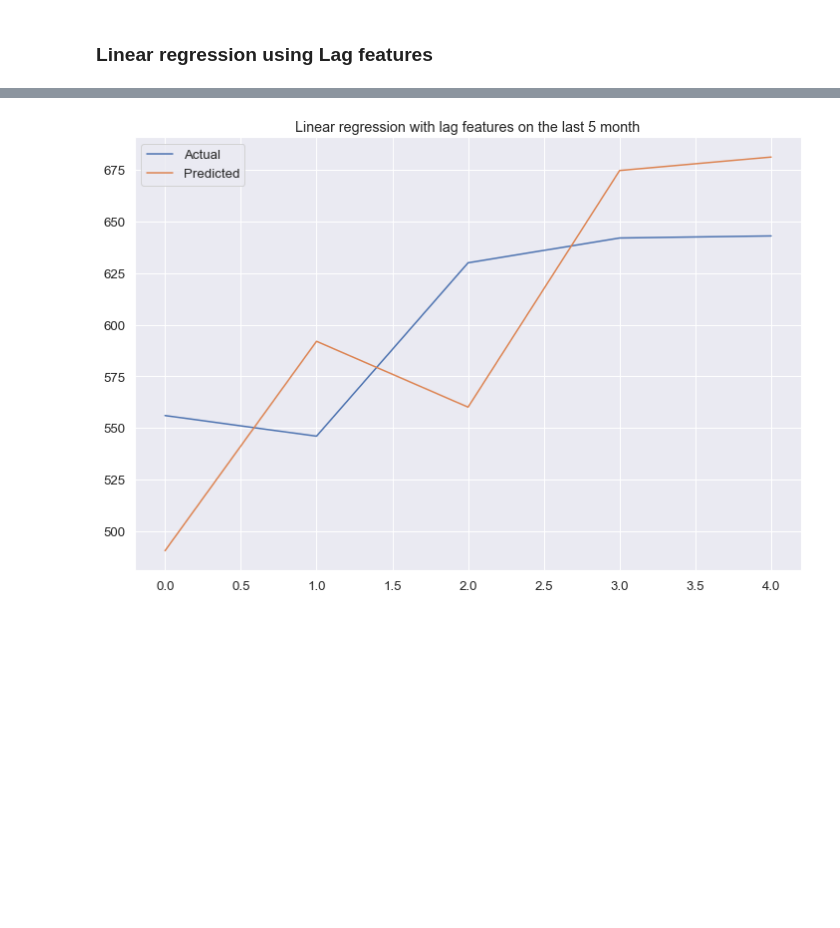
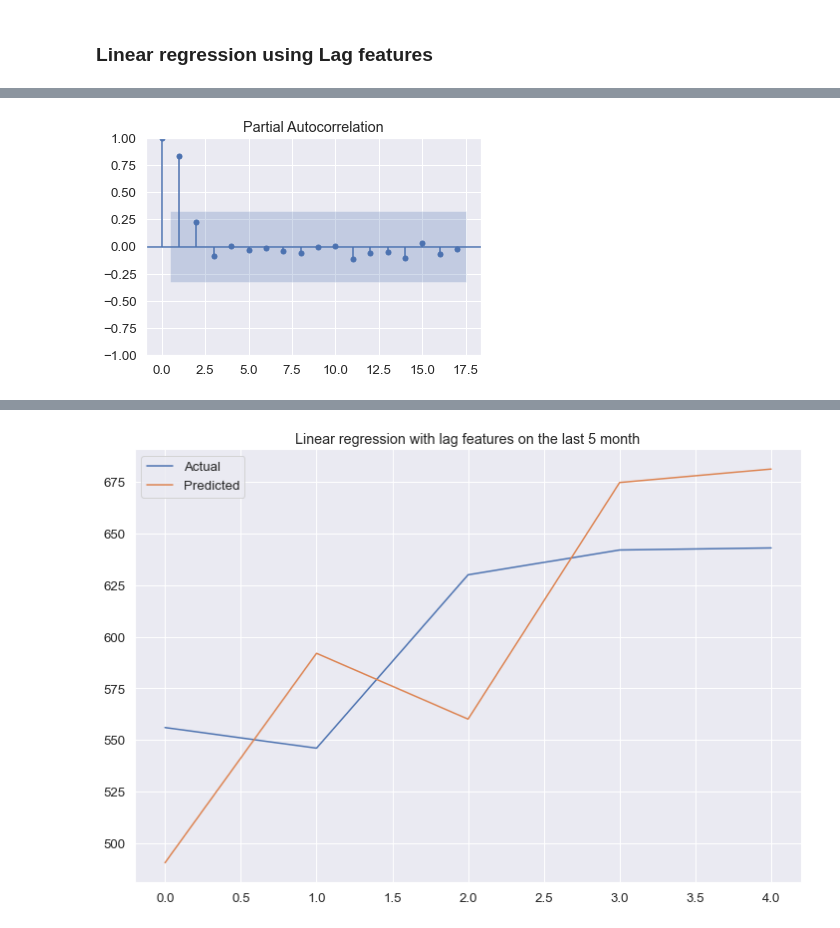
Before and after one commit to Dosann/Time-series-forecast, a Jupyter notebook: shipment_forecast.ipynb, the cells around one changed output, grey strips where cells are left out. Cells and saved outputs as stored; diff of their text form; code cells hidden in the pictures; blank space fills up the shorter version.

```diff
--- a/shipment_forecast.ipynb
+++ b/shipment_forecast.ipynb
@@ -344,0 +431,5 @@ plt.show()
+# %%
+plot_pacf(data.Shipments,lags=17, method='ywm')
+plt.show()
+# %% [output]
+[figure, added]
```
Also changed, not shown: parts of 33 cells of this notebook.
